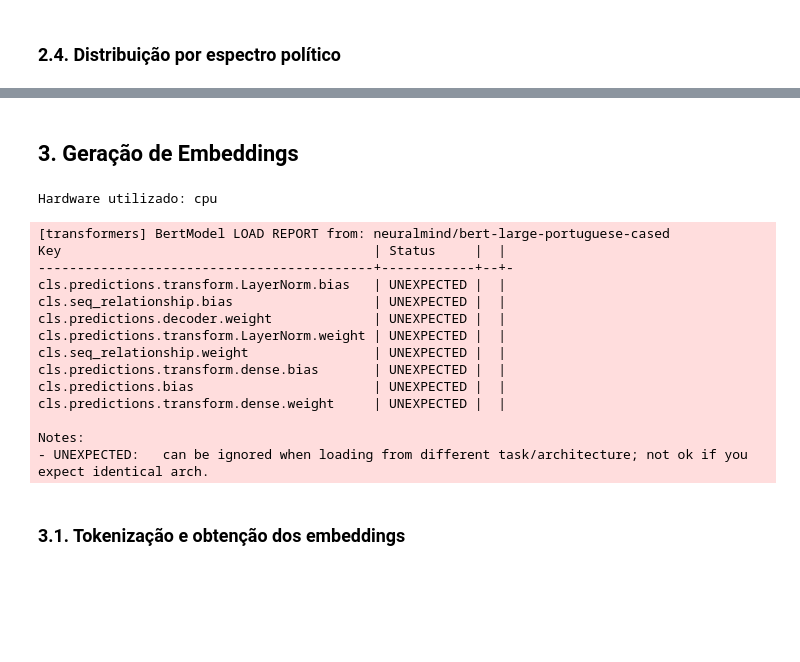
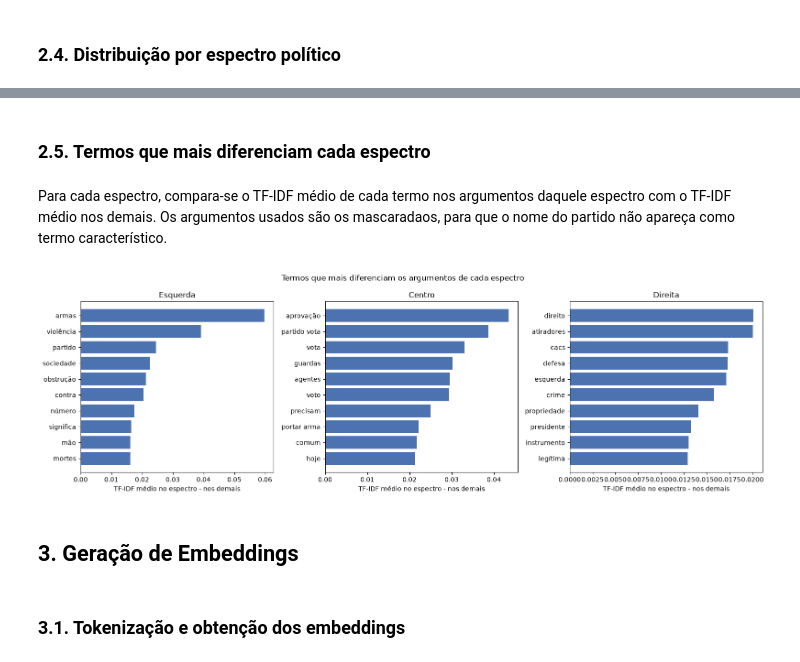
Before and after one commit to JPedroRodrigues/political-guidance-through-discourse, a Jupyter notebook: political-guidance-through-discourse.ipynb, the cells around one changed output, grey strips where cells are left out. Drawn from its saved outputs; the diff is of its cells as text; code cells hidden in the pictures; blank space fills up the shorter version.

```diff
--- a/political-guidance-through-discourse.ipynb
+++ b/political-guidance-through-discourse.ipynb
@@ -516,3 +603,35 @@ plt.show()
+# %% [markdown]
+### 2.5. Termos que mais diferenciam cada espectro
+# %% [markdown]
+Para cada espectro, compara-se o TF-IDF médio de cada termo nos argumentos daquele espectro com o TF-IDF médio nos demais. Os argumentos usados são os mascaradaos, para que o nome do partido não apareça como termo característico.
+# %%
+sw = { unicodedata.normalize("NFC", p.lower()) for p in stopwords.words("portuguese") }
+
+vectorizer_terms = TfidfVectorizer(token_pattern = r"(?u)\b\w+\b", ngram_range = (1, 2), min_df = 3)
+
+X_terms = vectorizer_terms.fit_transform(
+    discourse_df["argument_masked"].apply(lambda t: preprocessing_text(t, sw))
+)
+# %%
+terms = vectorizer_terms.get_feature_names_out()
+
+fig, axes = plt.subplots(1, 3, figsize = (16, 5))
+
+for ax, spectrum in zip(axes, spectrum_order):
+    in_class = (discourse_df["political_spectrum"] == spectrum).to_numpy()
+
+    score = np.asarray(X_terms[in_class].mean(axis = 0) - X_terms[~in_class].mean(axis = 0)).ravel()
+    top = pd.Series(score, index = terms).nlargest(10).sort_values()
+
+    ax.barh(top.index, top.values, color = "#4C72B0")
+    ax.set_title(spectrum)
+    ax.set_xlabel("TF-IDF médio no espectro - nos demais")
+
+plt.suptitle("Termos que mais diferenciam os argumentos de cada espectro")
+plt.tight_layout()
+plt.show()
+# %% [output]
+[figure, added]
 # %% [markdown]
 ## 3. Geração de Embeddings
 # %%
@@ -520,28 +639,11 @@ set_seed(34)
 # %%
-device = "cpu" # torch.device("cuda" if torch.cuda.is_available() else "cpu");
-print(f"Hardware utilizado: {device}");
+# device = "cpu" # torch.device("cuda" if torch.cuda.is_available() else "cpu");
+# print(f"Hardware utilizado: {device}");
-# %% [output]
-Hardware utilizado: cpu
 # %%
-model = "neuralmind/bert-large-portuguese-cased";
-tokenizer = AutoTokenizer.from_pretrained(model);
-bertimbau = AutoModel.from_pretrained(model).to(device);
-max_length = bertimbau.config.max_position_embeddings;
+# model = "neuralmind/bert-large-portuguese-cased";
+# tokenizer = AutoTokenizer.from_pretrained(model);
+# bertimbau = AutoModel.from_pretrained(model).to(device);
+# max_length = bertimbau.config.max_position_embeddings;
-# %% [output]
-[transformers] BertModel LOAD REPORT from: neuralmind/bert-large-portuguese-cased
-Key                                        | Status     |  |
--------------------------------------------+------------+--+-
-cls.predictions.transform.LayerNorm.bias   | UNEXPECTED |  |
-cls.seq_relationship.bias                  | UNEXPECTED |  |
-cls.predictions.decoder.weight             | UNEXPECTED |  |
-cls.predictions.transform.LayerNorm.weight | UNEXPECTED |  |
-cls.seq_relationship.weight                | UNEXPECTED |  |
-cls.predictions.transform.dense.bias       | UNEXPECTED |  |
-cls.predictions.bias                       | UNEXPECTED |  |
-cls.predictions.transform.dense.weight     | UNEXPECTED |  |
-
-Notes:
-- UNEXPECTED:   can be ignored when loading from different task/architecture; not ok if you expect identical arch.
 # %% [markdown]
 ### 3.1. Tokenização e obtenção dos embeddings
 # %%
```
Also changed, not shown: parts of 24 cells of this notebook, 3 other files.
